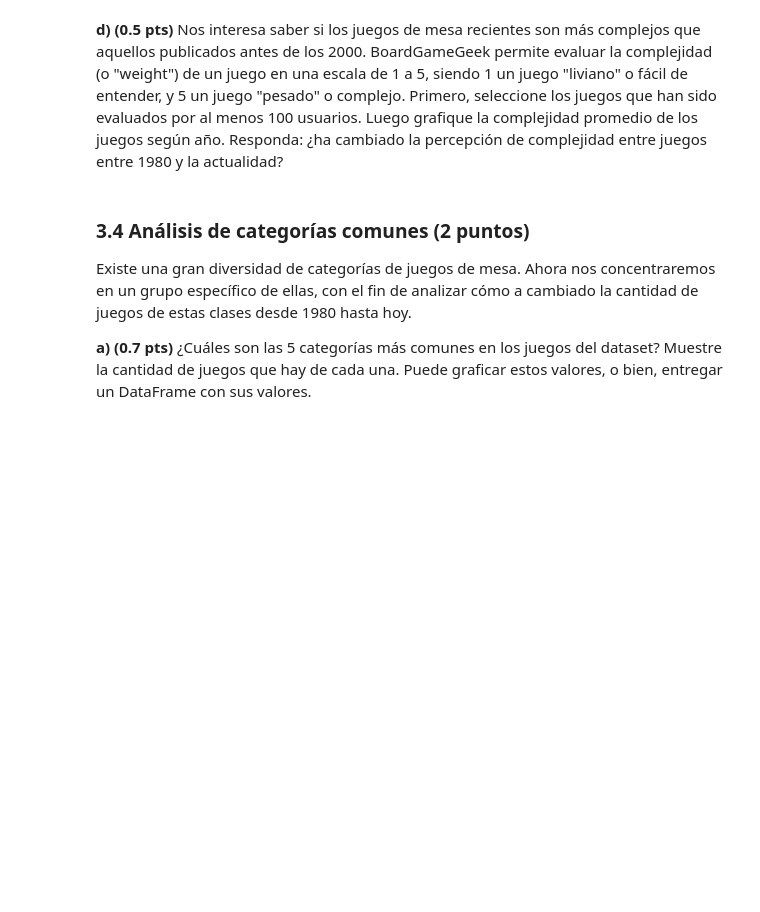
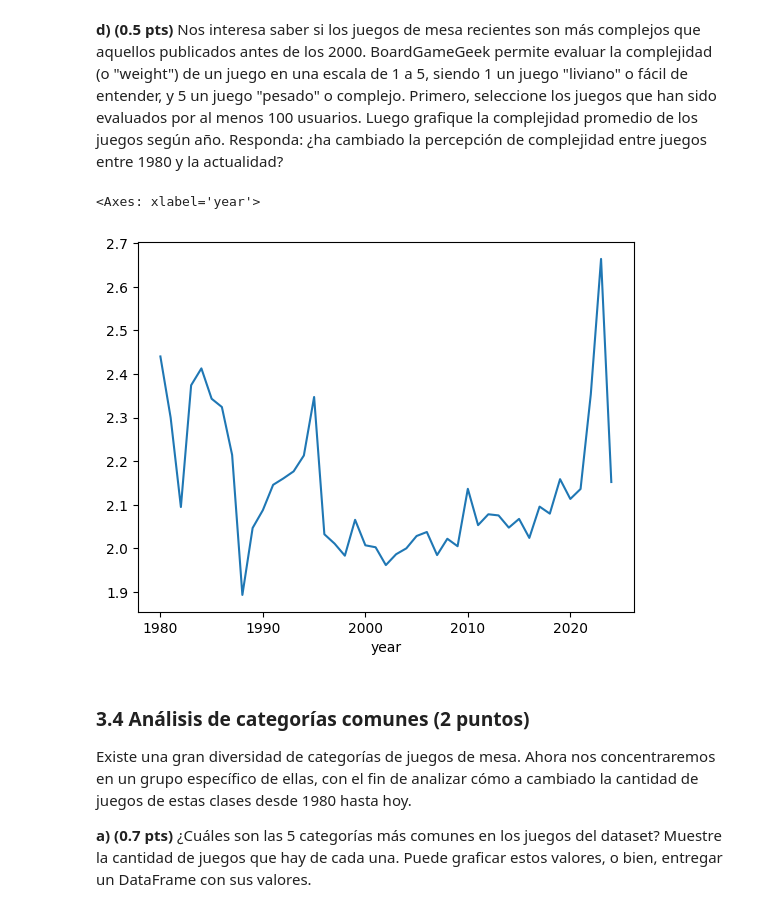
Before and after one commit to Cristobal-Lyon-Diaz/IMT2200-Cristobal-Lyon, a Jupyter notebook: Tarea 01/IMT2200-25s2 - Tarea 01.ipynb, the cells around one changed output. Saved outputs shown, nothing was run; the diff lists cells and outputs as text; code cells hidden in the pictures; blank space fills up the shorter version.

```diff
--- a/Tarea 01/IMT2200-25s2 - Tarea 01.ipynb
+++ b/Tarea 01/IMT2200-25s2 - Tarea 01.ipynb
@@ -264,5 +266,18 @@ plt.plot(nuevo_analisis_anos_restringidos["year"], nuevo_analisis_anos_restringi
 # %% [markdown]
 **d) (0.5 pts)** Nos interesa saber si los juegos de mesa recientes son más complejos que aquellos publicados antes de los 2000. BoardGameGeek permite evaluar la complejidad (o "weight") de un juego en una escala de 1 a 5, siendo 1 un juego "liviano" o fácil de entender, y 5 un juego "pesado" o complejo. Primero, seleccione los juegos que han sido evaluados por al menos 100 usuarios. Luego grafique la complejidad promedio de los juegos según año. Responda: ¿ha cambiado la percepción de complejidad entre juegos entre 1980 y la actualidad?
+# %%
+nuevo_analisis = original_info_juegos.copy()[["num_votes", "complexity", "year"]]
+
+nuevo_analisis = nuevo_analisis.sort_values("complexity")[((nuevo_analisis["num_votes"]>=100) & (nuevo_analisis["year"]>=1980) & (nuevo_analisis["year"]<=2025))]
+nuevo_analisis
+
+grafico_analisis = nuevo_analisis.groupby("year")["complexity"].mean()
+grafico_analisis.plot()
+
+# A principio del siglo eran mas faciles, pero nuevamente gracias a la pandemia, estos pasaron de ser la mitad de dificiles del ano pasado a ser de casi el doble
+# %% [output]
+<Axes: xlabel='year'>
+[figure, added]
 # %% [markdown]
 ### 3.4 Análisis de categorías comunes (2 puntos)
 
```
Also changed, not shown: parts of 2 cells of this notebook.
